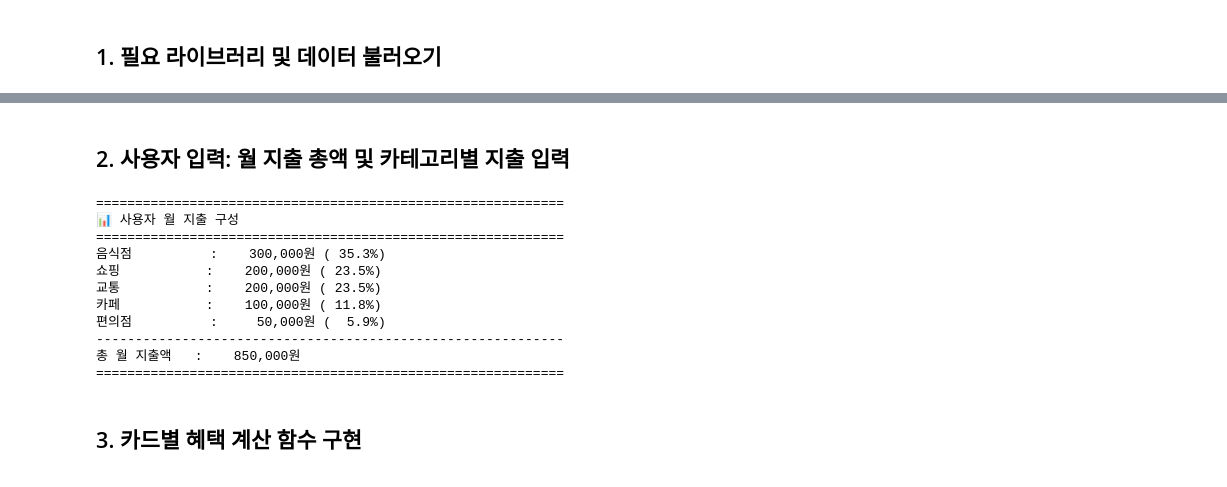
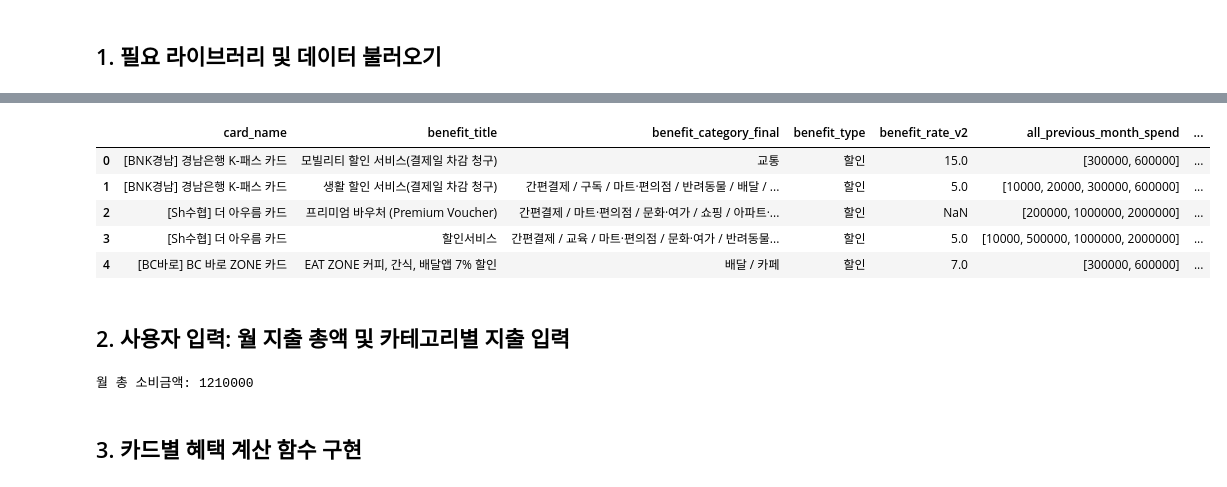
Before and after one commit to hmpark-lab/portfolio, a Jupyter notebook: 카드_추천_엔진.ipynb, the cells around one changed output, grey strips where cells are left out. Saved outputs shown, nothing was run; the diff lists cells and outputs as text; code cells hidden in the pictures.

```diff
--- a/카드_추천_엔진.ipynb
+++ b/카드_추천_엔진.ipynb
@@ -49,42 +8,37 @@ display(df_benefit[sample_cols].head(10))
+# %%
+df_benefit = pd.read_csv("bc_card_benefit_final_before_recommendation.csv")
+df_benefit.head()
+# %% [output]
+|  | card_name | benefit_title | benefit_category_final | benefit_type | benefit_rate_v2 | all_previous_month_spend | ... |
+| 0 | [BNK경남] 경남은행 K-패스 카드 | 모빌리티 할인 서비스(결제일 차감 청구) | 교통 | 할인 | 15.0 | [300000, 600000] | ... |
+| 1 | [BNK경남] 경남은행 K-패스 카드 | 생활 할인 서비스(결제일 차감 청구) | 간편결제 / 구독 / 마트·편의점 / 반려동물 / 배달 / ... | 할인 | 5.0 | [10000, 20000, 300000, 600000] | ... |
+| 2 | [Sh수협] 더 아우름 카드 | 프리미엄 바우처 (Premium Voucher) | 간편결제 / 마트·편의점 / 문화·여가 / 쇼핑 / 아파트·... | 할인 | NaN | [200000, 1000000, 2000000] | ... |
+| 3 | [Sh수협] 더 아우름 카드 | 할인서비스 | 간편결제 / 교육 / 마트·편의점 / 문화·여가 / 반려동물... | 할인 | 5.0 | [10000, 500000, 1000000, 2000000] | ... |
+| 4 | [BC바로] BC 바로 ZONE 카드 | EAT ZONE 커피, 간식, 배달앱 7% 할인 | 배달 / 카페 | 할인 | 7.0 | [300000, 600000] | ... |
 # %% [markdown]
 ## 2. 사용자 입력: 월 지출 총액 및 카테고리별 지출 입력
-# %%
-# ========================
-# 사용자 입력 설정
-# ========================
-
-# 예시: 사용자 월 지출 카테고리별 입력
-# 실제 사용할 때는 여기를 수정하시면 됩니다.
-
-user_spending = {
-    '쇼핑': 200000,          # 쇼핑 카테고리 20만원
-    '교통': 200000,          # 교통 카테고리 20만원
-    '음식점': 300000,         # 음식점(푸드) 카테고리 30만원
-    '카페': 100000,           # 카페 10만원
-    '편의점': 50000,          # 편의점 5만원
-}
-
-print("=" * 60)
-print("📊 사용자 월 지출 구성")
-print("=" * 60)
-
-total_spending = sum(user_spending.values())
-for category, amount in sorted(user_spending.items(), key=lambda x: x[1], reverse=True):
-    print(f"{category:12} : {amount:>10,}원 ({amount/total_spending*100:5.1f}%)")
-print("-" * 60)
-print(f"총 월 지출액   : {total_spending:>10,}원")
-print("=" * 60)
-# %% [output]
-============================================================
-📊 사용자 월 지출 구성
-============================================================
-음식점          :    300,000원 ( 35.3%)
-쇼핑           :    200,000원 ( 23.5%)
-교통           :    200,000원 ( 23.5%)
-카페           :    100,000원 ( 11.8%)
-편의점          :     50,000원 (  5.9%)
-------------------------------------------------------------
-총 월 지출액   :    850,000원
-============================================================
+# %%
+user_spending = {
+    "교통": 80000,
+    "카페": 70000,
+    "외식": 150000,
+    "배달": 120000,
+    "마트·편의점": 100000,
+    "쇼핑": 300000,
+    "통신": 80000,
+    "구독": 30000,
+    "주유·충전": 0,
+    "여행·항공": 0,
+    "의료": 30000,
+    "교육": 0,
+    "문화·여가": 50000,
+    "간편결제": 200000
+}
+
+total_monthly_spending = sum(user_spending.values())
+
+print("월 총 소비금액:", total_monthly_spending)
+# %% [output]
+월 총 소비금액: 1210000
 # %% [markdown]
 ## 3. 카드별 혜택 계산 함수 구현
```
Also changed, not shown: parts of 13 cells of this notebook, 3 other files.
